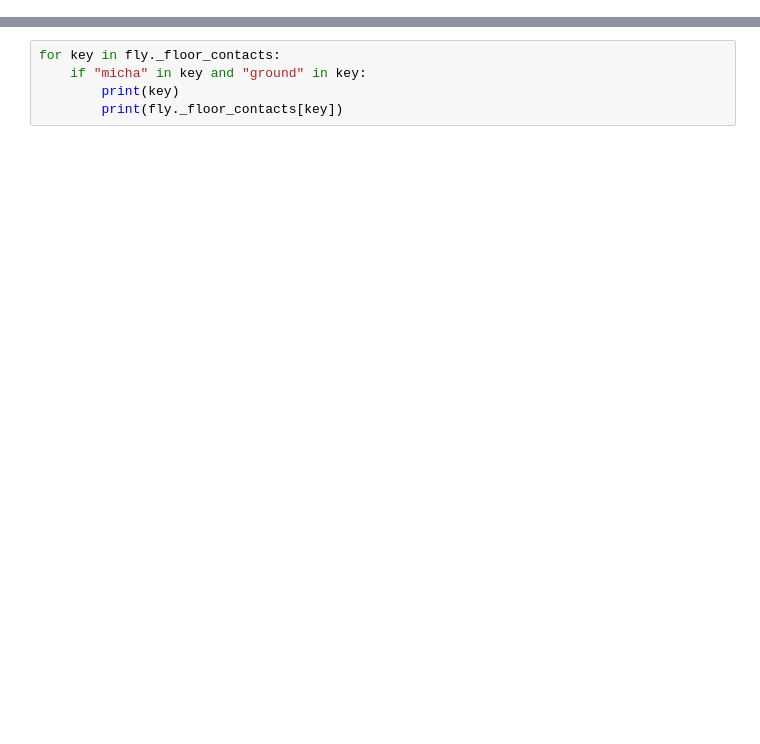
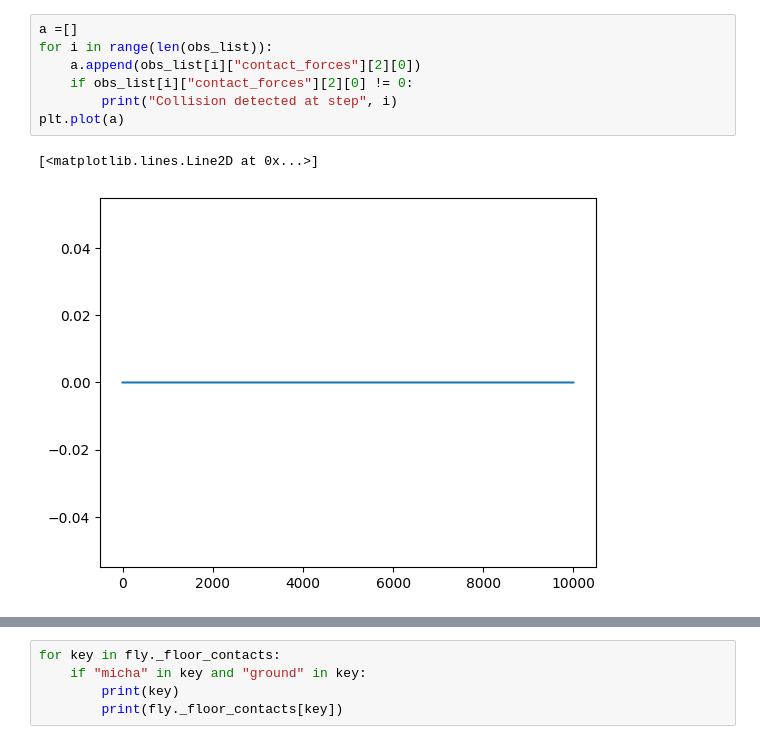
Before and after one commit to danielmaleh/CoBAR_grp7, a Jupyter notebook: main_daniel.ipynb, the cells around one changed output, grey strips where cells are left out. Drawn from its saved outputs; the diff is of its cells as text; blank space fills up the shorter version.

```diff
--- a/main_daniel.ipynb
+++ b/main_daniel.ipynb
@@ -171,0 +284,10 @@ cam.save_video(save_dir / "cpg_controller.mp4", 0)
+# %%
+a =[]
+for i in range(len(obs_list)):
+    a.append(obs_list[i]["contact_forces"][2][0])
+    if obs_list[i]["contact_forces"][2][0] != 0:
+        print("Collision detected at step", i)
+plt.plot(a)
+# %% [output]
+[<matplotlib.lines.Line2D at 0x...>]
+[figure, added]
```
Also changed, not shown: parts of 27 cells of this notebook, 13 other files.
